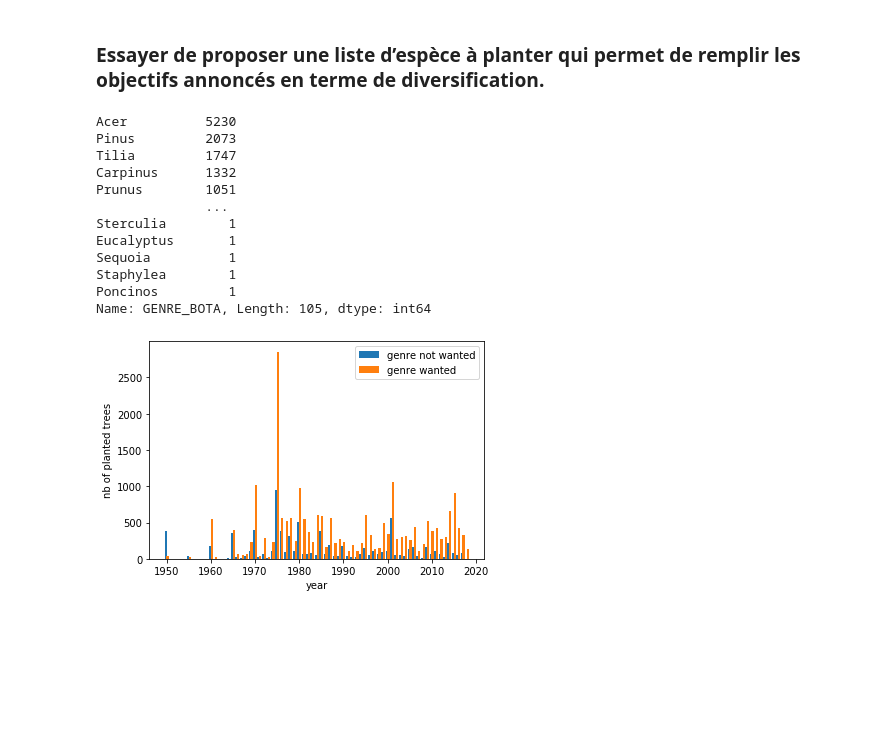
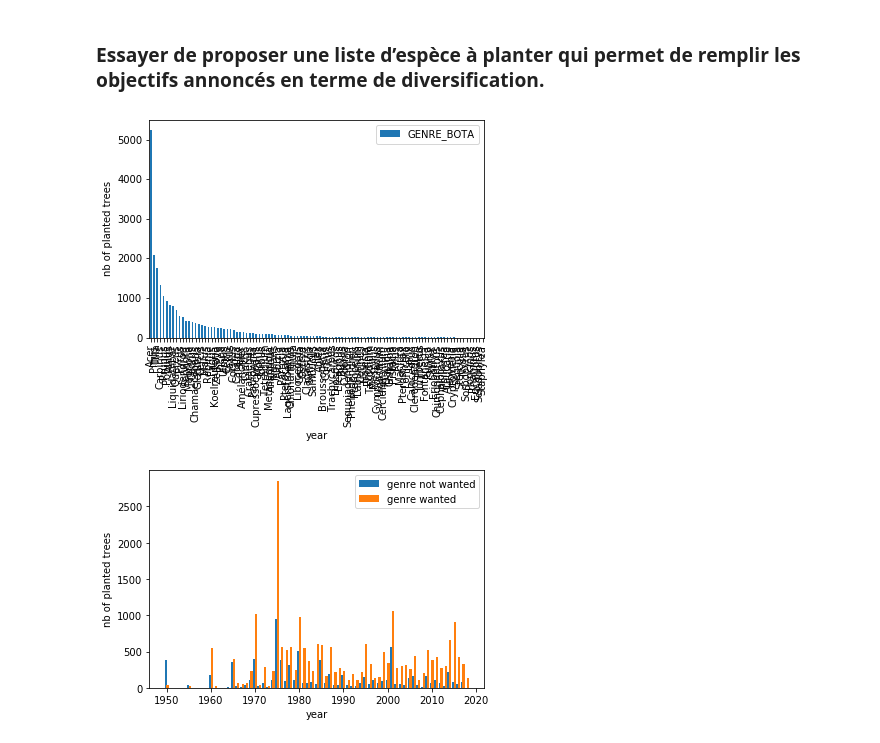
Before and after one commit to ipeinke/Projet_arbres, a Jupyter notebook: notebook/arbres_pandas.ipynb, the cells around one changed output. Cells and saved outputs as stored; diff of their text form; code cells hidden in the pictures; blank space fills up the shorter version.

```diff
--- a/notebook/arbres_pandas.ipynb
+++ b/notebook/arbres_pandas.ipynb
@@ -5,7 +5,7 @@ import numpy as np
 import matplotlib.pyplot as plt
 import folium
 # %%
-df = pd.read_csv('/home/campus-2/Documents/Projet_arbre/data/arbres.csv',
+df = pd.read_csv('~/Documents/Projet_arbre/data/arbres.csv',
                  header = 0, index_col = False, names=None)
 # %% [markdown]
 # Some introduction to Pandas
@@ -410,34 +410,31 @@ len(list_especes_non_desiree) / len(df['GENRE_ESPECE'].unique())
 # %%
 # here missing !!!
 
 # refaire les calcules d'avant pour les pourcentages des différentes especes / genres
 # faut respecter la règle 10-20-30
 # en plus fiat planter des arbres qui sont pas dans la liste
 
 l_gen_d_existant = df['GENRE_BOTA'][~df['GENRE_BOTA'].isin(list_genre_non_desiree)]
 l_esp_d_existant = df['GENRE_ESPECE'][~df['GENRE_ESPECE'].isin(list_especes_non_desiree2)]
 
 l_gen_d_uni = l_gen_d_existant.unique()
 l_esp_d_uni = l_esp_d_existant.unique()
 
 
 count_gen_d_existant = l_gen_d_existant.value_counts()
 count_esp_d_existant = l_esp_d_existant.value_counts()
 count_esp_d_existant / len(l_esp_d_existant) *100
 
 
 count_gen_d_existant
+
+
+ax = count_gen_d_existant.plot.bar()
+ax.set_xlabel('year')
+ax.set_ylabel('nb of planted trees')
+
+plt.legend()
+plt.show()
 # %% [output]
-Acer          5230
-Pinus         2073
-Tilia         1747
-Carpinus      1332
-Prunus        1051
-              ...
-Sterculia        1
-Eucalyptus       1
-Sequoia          1
-Staphylea        1
-Poncinos         1
-Name: GENRE_BOTA, Length: 105, dtype: int64
+[figure, added]
 # %%
```
Also changed, not shown: parts of 7 cells of this notebook, 1 other file.
